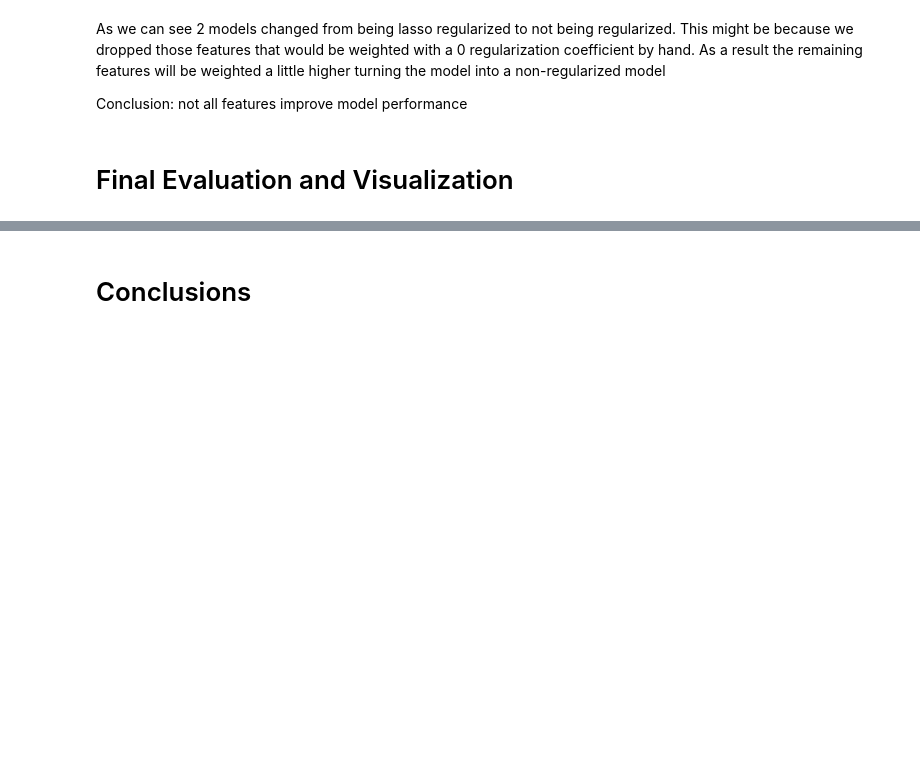
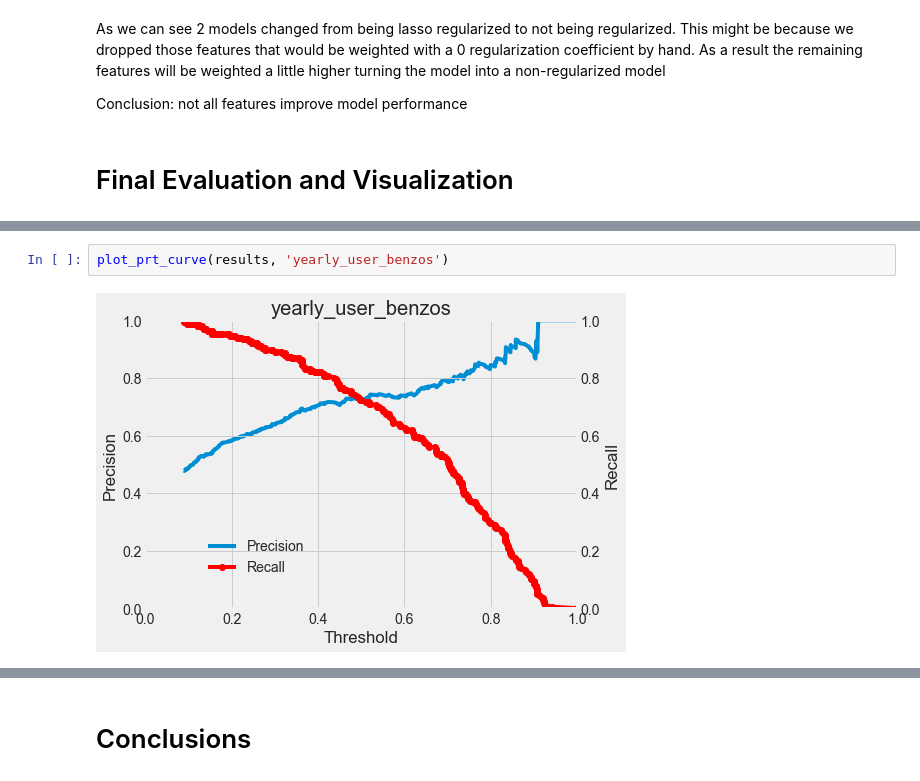
Before and after one commit to BinaerBaer/DS-Project2-Personality-vs-Risk-of-Drug-Use, a Jupyter notebook: DS-Project-Personality-vs-Risk-of-Drug-Use.ipynb, the cells around one changed output, grey strips where cells are left out. Drawn from its saved outputs; the diff is of its cells as text; blank space fills up the shorter version.

```diff
--- a/DS-Project-Personality-vs-Risk-of-Drug-Use.ipynb
+++ b/DS-Project-Personality-vs-Risk-of-Drug-Use.ipynb
@@ -941,0 +1022,4 @@ Train the model with the whole X_train dataset (without cv) and Evaluate with th
+# %%
+plot_prt_curve(results, 'yearly_user_benzos')
+# %% [output]
+[figure, added]
```
Also changed, not shown: parts of 27 cells of this notebook.
